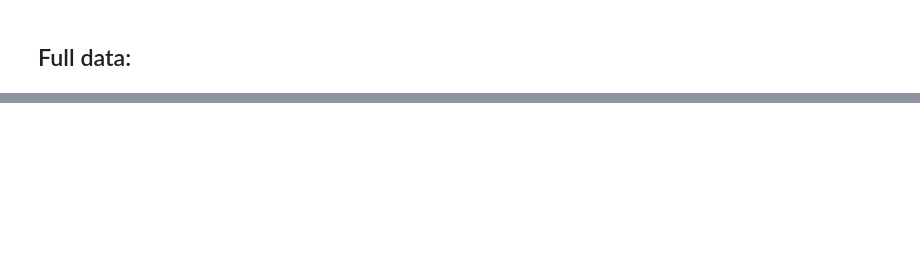
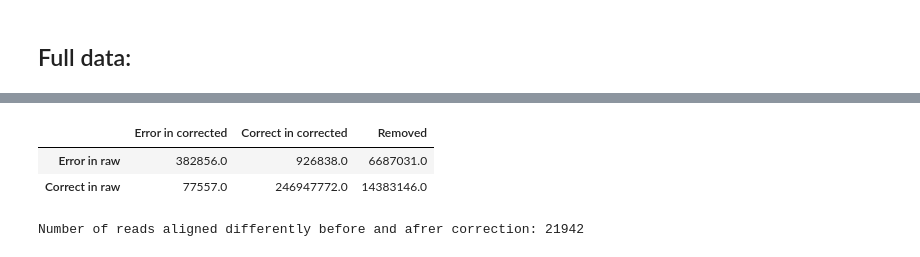
Before and after one commit to DimaOrekhov/NGS_Analysis, a Jupyter notebook: Assignment_4.ipynb, the cells around one changed output, grey strips where cells are left out. Drawn from its saved outputs; the diff is of its cells as text; code cells hidden in the pictures; blank space fills up the shorter version.

```diff
--- a/Assignment_4.ipynb
+++ b/Assignment_4.ipynb
@@ -123,5 +115,5 @@ Number of reads aligned differently before and afrer correction: 3
 bam_path_r_pre = 'Data/Assignment_4/real_al/s_pre_corr.bam'
 bam_path_r_post = 'Data/Assignment_4/real_al/s_post_corr.bam'
 # %%
-Summary_r = Correction_Summary(bam_path_r_pre, ban_path_r_post, 'BH')
+Summary_r = Correction_Summary(bam_path_r_pre, bam_path_r_post, 'BH')
 test_res_r = Summary_r.fit()
@@ -127,0 +123,10 @@ test_res_r = Summary_r.fit()
+# %%
+test_res_r
+# %% [output]
+|  | Error in corrected | Correct in corrected | Removed |
+| Error in raw | 382856.0 | 926838.0 | 6687031.0 |
+| Correct in raw | 77557.0 | 246947772.0 | 14383146.0 |
+# %%
+print('Number of reads aligned differently before and afrer correction: {}'.format(Summary_r.mismapped))
+# %% [output]
+Number of reads aligned differently before and afrer correction: 21942
```
Also changed, not shown: parts of 5 cells of this notebook.
